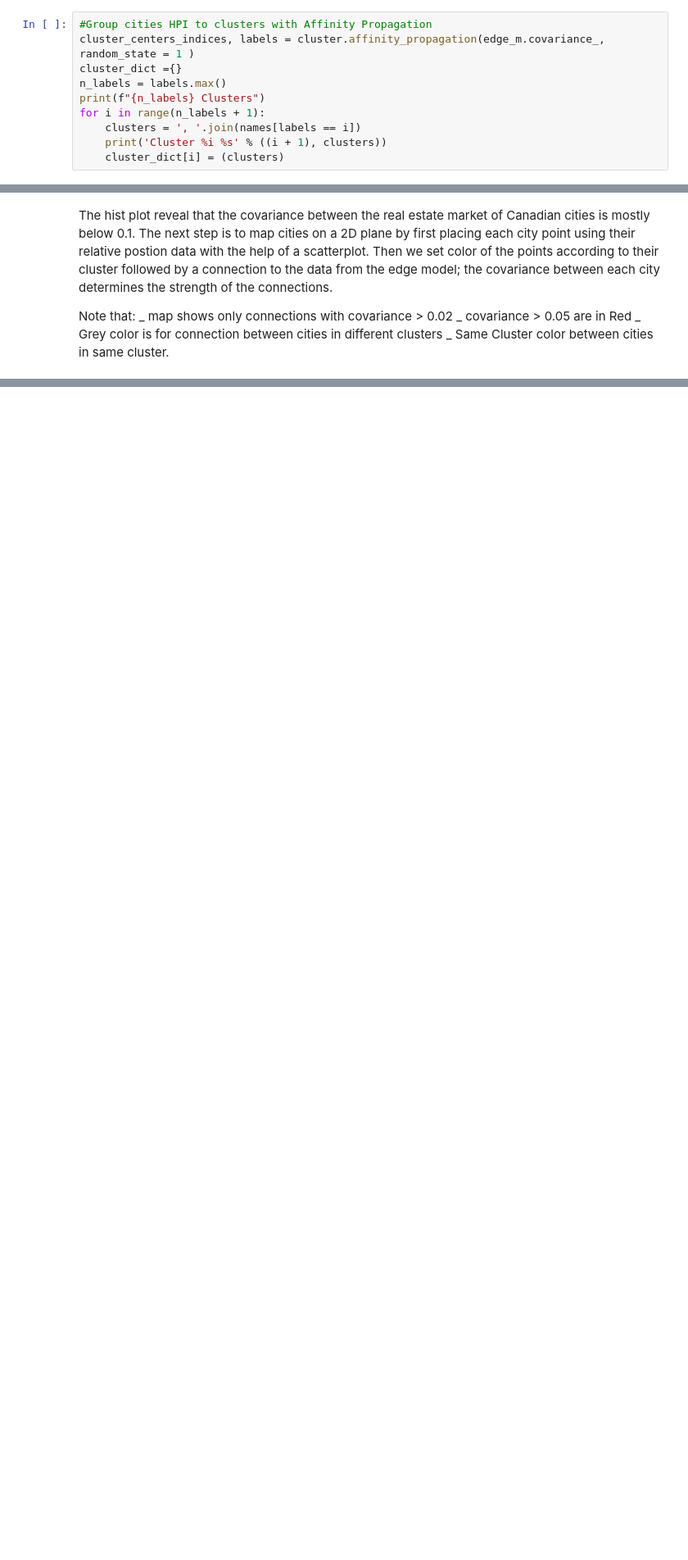
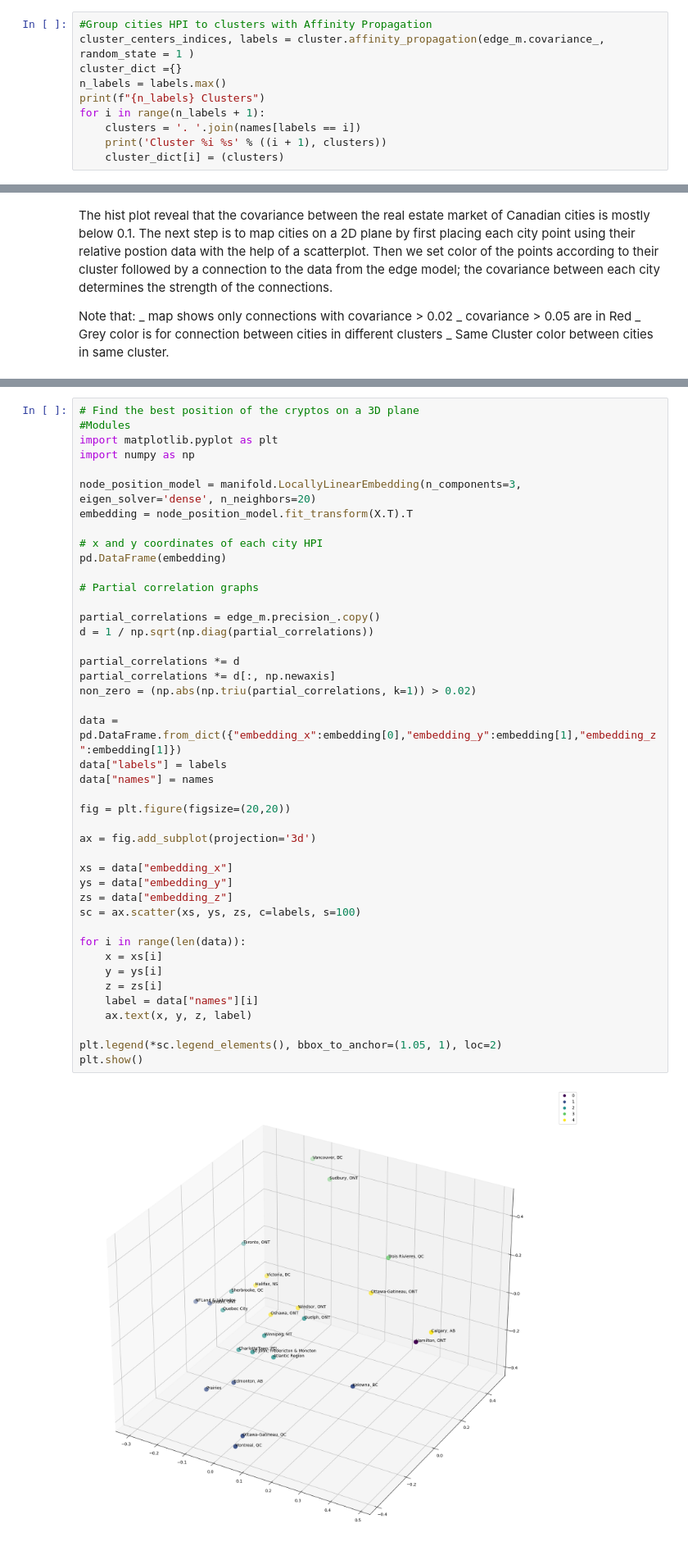
Before and after one commit to HoussamZak/Affinity_Propagation_and_Correlation_Analysis_Canada_Real_Estate, a Jupyter notebook: 2_Affinity_Propagation.ipynb, the cells around one changed output, grey strips where cells are left out. Shown at 82% size. Cells and saved outputs as stored; diff of their text form; blank space fills up the shorter version.

```diff
--- a/2_Affinity_Propagation.ipynb
+++ b/2_Affinity_Propagation.ipynb
@@ -99,7 +113,7 @@ cluster_dict ={}
 n_labels = labels.max()
 print(f"{n_labels} Clusters")
 for i in range(n_labels + 1):
-    clusters = ', '.join(names[labels == i])
+    clusters = '. '.join(names[labels == i])
     print('Cluster %i %s' % ((i + 1), clusters))
     cluster_dict[i] = (clusters)
 # %% [output]
@@ -169,0 +238,45 @@ _ Same Cluster color between cities in same cluster.
+# %%
+# Find the best position of the cryptos on a 3D plane
+#Modules
+import matplotlib.pyplot as plt
+import numpy as np
+
+node_position_model = manifold.LocallyLinearEmbedding(n_components=3, eigen_solver='dense', n_neighbors=20)
+embedding = node_position_model.fit_transform(X.T).T
+
+# x and y coordinates of each city HPI
+pd.DataFrame(embedding)
+
+# Partial correlation graphs
+
+partial_correlations = edge_m.precision_.copy()
+d = 1 / np.sqrt(np.diag(partial_correlations))
+
+partial_correlations *= d
+partial_correlations *= d[:, np.newaxis]
+non_zero = (np.abs(np.triu(partial_correlations, k=1)) > 0.02)
+
+data = pd.DataFrame.from_dict({"embedding_x":embedding[0],"embedding_y":embedding[1],"embedding_z":embedding[1]})
+data["labels"] = labels
+data["names"] = names
+
+fig = plt.figure(figsize=(20,20))
+
+ax = fig.add_subplot(projection='3d')
+
+xs = data["embedding_x"]
+ys = data["embedding_y"]
+zs = data["embedding_z"]
+sc = ax.scatter(xs, ys, zs, c=labels, s=100)
+
+for i in range(len(data)):
+    x = xs[i]
+    y = ys[i]
+    z = zs[i]
+    label = data["names"][i]
+    ax.text(x, y, z, label)
+
+plt.legend(*sc.legend_elements(), bbox_to_anchor=(1.05, 1), loc=2)
+plt.show()
+# %% [output]
+[figure, added]
```
Also changed, not shown: parts of 4 cells of this notebook.
